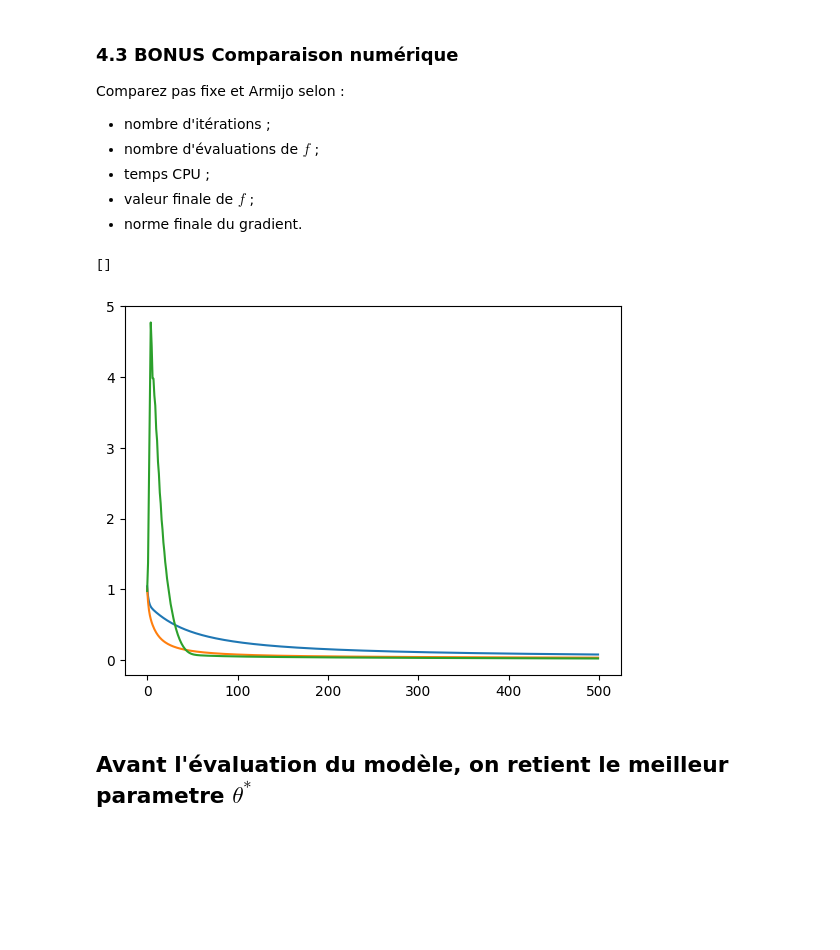
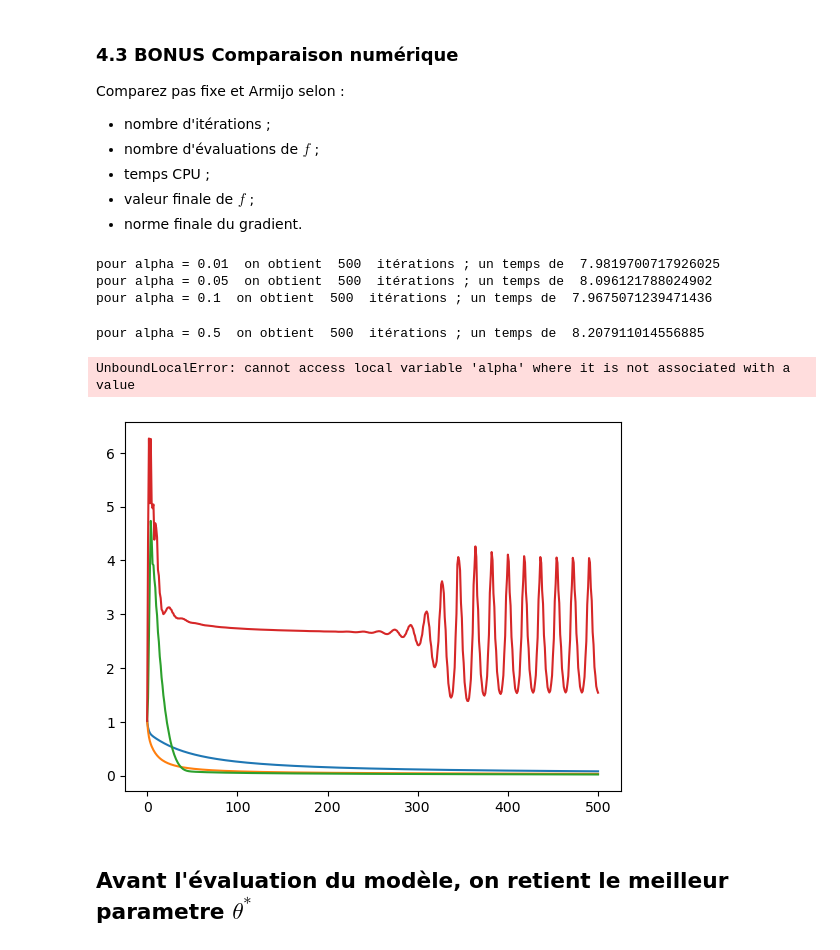
Before and after one commit to antoinecassou/3GMO1, a Jupyter notebook: Projet_QuickDraw_Sujet.ipynb, the cells around one changed output. Cells and saved outputs as stored; diff of their text form; code cells hidden in the pictures; blank space fills up the shorter version.

```diff
--- a/Projet_QuickDraw_Sujet.ipynb
+++ b/Projet_QuickDraw_Sujet.ipynb
@@ -594,15 +462,12 @@ theta0 = np.zeros(X_train_b.shape[1])
 fixed_results = {}
 theta = {}
 
-for alpha in [0.01, 0.5, 0.1]: #se passe mal pour les grandes valeurs
+for alpha in [0.01, 0.05, 0.1]: #se passe mal pour les grandes valeurs
 
-    fixed_results[alpha], theta[alpha] = gradient_descent_fixed(objective, grad_objective, np.random.normal(scale = 1e-3, size=785),alpha, max_iter=500)
+    fixed_results[alpha], theta[alpha], k = gradient_descent_fixed(objective, grad_objective, rd.normal(scale = 1e-3, size=785),alpha, max_iter=500)
+    absc = [i for i in range(k+1)]
+    plt.plot(absc, fixed_results[alpha])
 
-# TODO — tracer les historiques
-# print(fixed_results)
-absc = [k for k in range(500)]
-for y in fixed_results :
-    plt.plot(absc, fixed_results[y])
 plt.plot()
 # %% [output]
 []
@@ -669,35 +546,38 @@ Comparez pas fixe et Armijo selon :
 - norme finale du gradient.
 # %%
 lmbda = 1e-2
-
+f_train = lambda th: objective(th, X_train_b, y_train, lmbda)
+g_train = lambda th: grad_objective(th, X_train_b, y_train, lmbda)
 theta0 = np.zeros(X_train_b.shape[1])
 
-# Quelques pas à comparer
+
+# Quelques pas à comparer.
 fixed_results = {}
-theta = {}
+for alpha in [0.01, 0.05, 0.1, 0.5]:
+    start_time = time.time()
+    fixed_results[alpha], theta[alpha], k = gradient_descent_fixed(objective, grad_objective, theta0,alpha, max_iter=500)
+    end_time = time.time()
 
-for alpha in [0.01, 0.05, 0.1]: #se passe mal pour les grandes valeurs
+    print("pour alpha =", alpha," on obtient ",k," itérations ; un temps de ", end_time-start_time)
+    absc = [i for i in range(k+1)]
+    plt.plot(absc, fixed_results[alpha])
 
-    fixed_results[alpha], theta[alpha] = gradient_descent_fixed(objective, grad_objective, np.random.normal(scale = 1e-3, size=785),alpha, max_iter=500)
 
-# TODO — tracer les historiques
-# print(fixed_results)
-absc = [k for k in range(500)]
-for y in fixed_results :
-    plt.plot(absc, fixed_results[y])
-plt.plot()
+armijo_result = gradient_descent_armijo(objective, grad_objective, theta0, max_iter=500)
+print("Avec Armijo on obtient ", armijo_result["iterations"], " itérations"" itérations ; un temps de ", armijo_result["time"])
+absc = [k for k in range(armijo_result["iterations"])]
+plt.plot(absc,armijo_result["grad_norm"])
 
-##########
-"""
-L=[k for k in range(500)]
 
-for alpha in [0.01, 0.05, 0.1]:
-   f = gradient_descent_armijo(f, gradf, theta0, tol=1e-5, max_iter=1000, alpha0=1.0, rho=0.5, c1=1e-4)
 
-"""
+plt.show()
 # %% [output]
-[]
+pour alpha = 0.01  on obtient  500  itérations ; un temps de  7.9819700717926025
+pour alpha = 0.05  on obtient  500  itérations ; un temps de  8.096121788024902
+pour alpha = 0.1  on obtient  500  itérations ; un temps de  7.9675071239471436
+pour alpha = 0.5  on obtient  500  itérations ; un temps de  8.207911014556885
+UnboundLocalError: cannot access local variable 'alpha' where it is not associated with a value
-[figure, old version]
+[figure, new version]
 # %% [markdown]
 ## Avant l'évaluation du modèle, on retient le meilleur parametre $\theta^*$
 # %%
```
Also changed, not shown: parts of 22 cells of this notebook, 1 other file.
